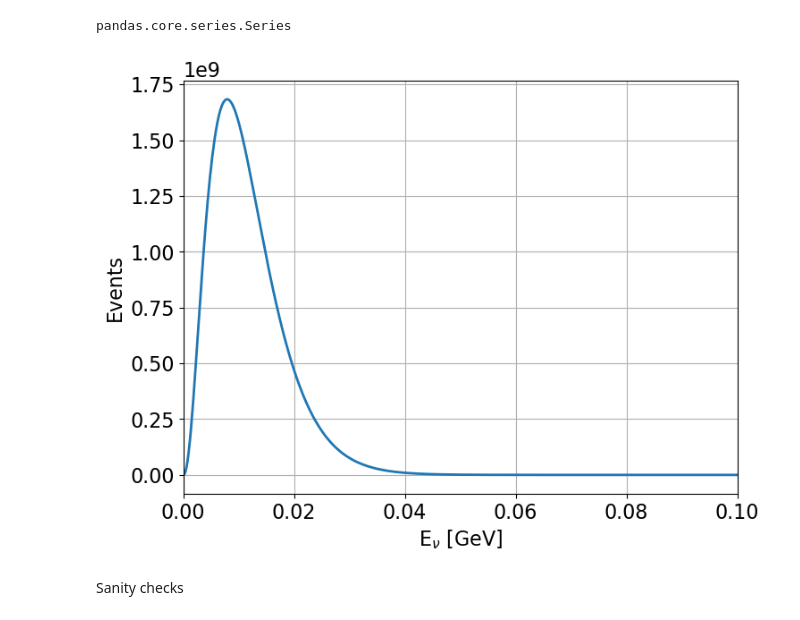
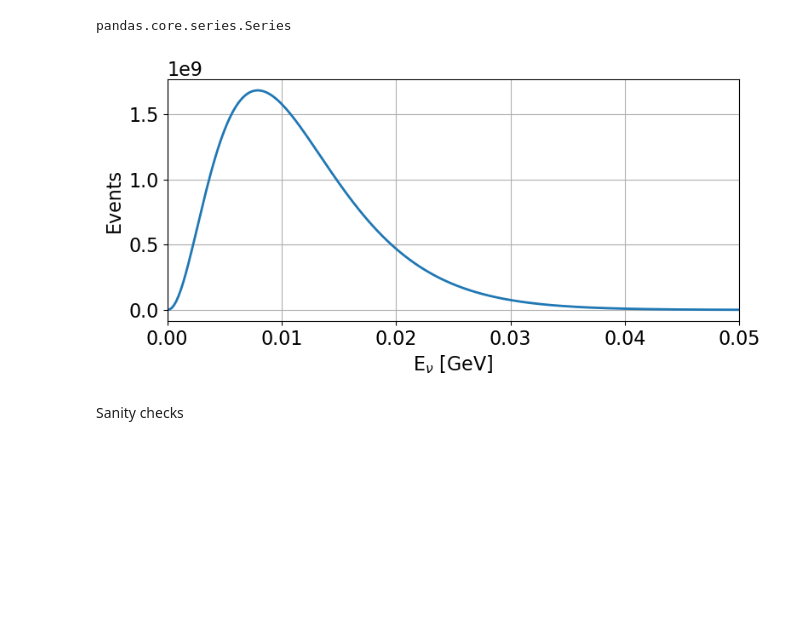
Before and after one commit to yuntsebaryon/GAMPix4SNe, a Jupyter notebook: SNeFlux/totalFlux.ipynb, the cells around one changed output. Cells and saved outputs as stored; diff of their text form; code cells hidden in the pictures; blank space fills up the shorter version.

Commit message:
flux plots

```diff
--- a/SNeFlux/totalFlux.ipynb
+++ b/SNeFlux/totalFlux.ipynb
@@ -56,19 +56,20 @@ type(totalNue)
 # %% [output]
 pandas.core.series.Series
 # %%
-fig, ax = plt.subplots( figsize = (8, 6) )
+fig, ax = plt.subplots( figsize = (8, 4), layout = 'tight' )
 
 ax.plot( totalNue.index, totalNue, lw = 2)
 ax.set_xlabel( r'E$_\nu$ [GeV]', fontsize = 16 )
 ax.set_ylabel( r'Events', fontsize = 16 )
 ax.tick_params(axis = 'x', labelsize = 16)
 ax.tick_params(axis = 'y', labelsize = 16)
 ax.yaxis.get_offset_text().set_fontsize(16)
-ax.set_xlim( [0, 0.1])
+ax.set_xlim( [0, 0.05])
 
 ax.grid(":")
+fig.savefig('Garching.pdf')
 # %% [output]
-[figure, old version]
+[figure, new version]
 # %% [markdown]
 Sanity checks
 # %%
```
Also changed, not shown: 1 other file.
